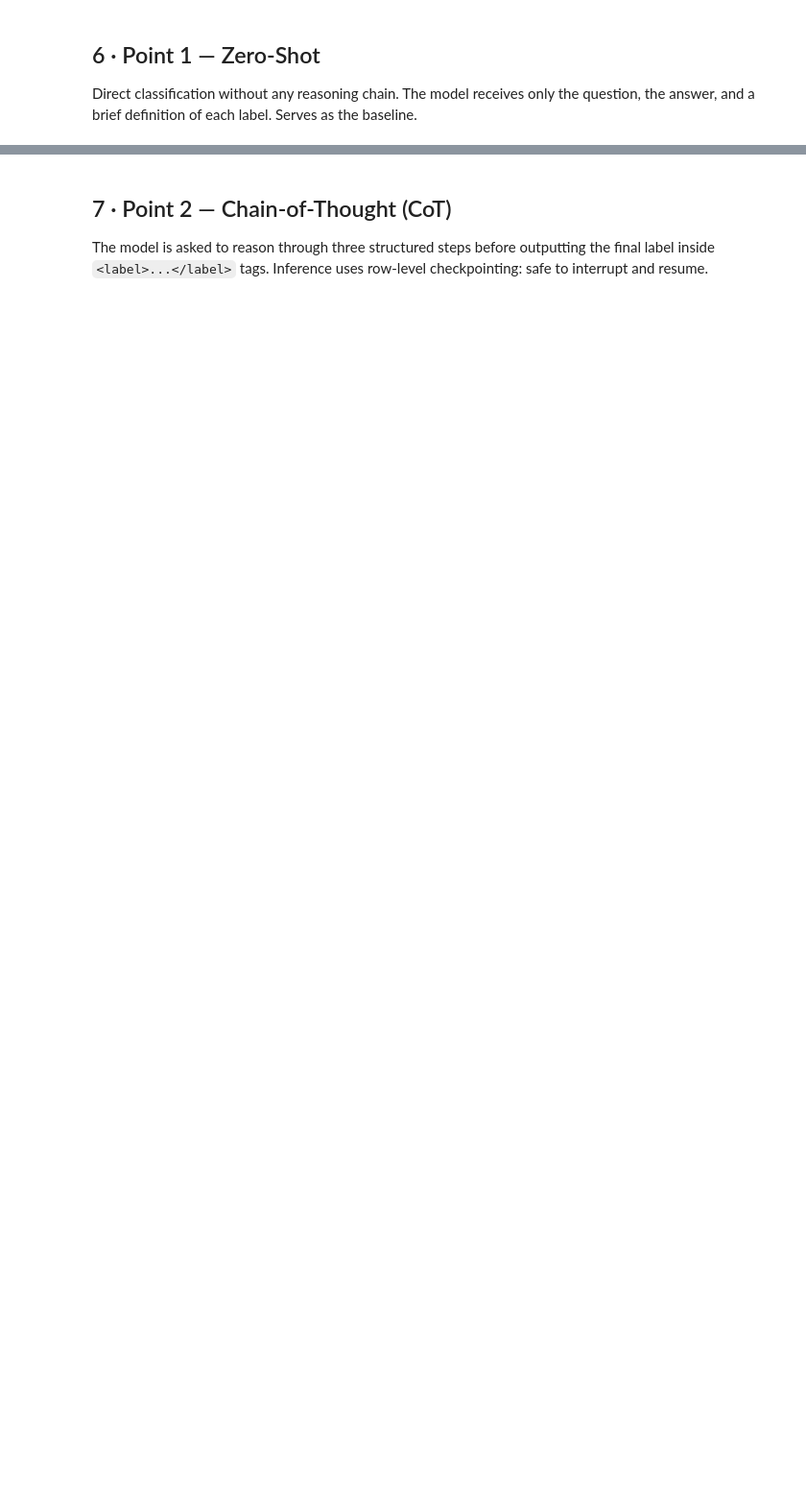
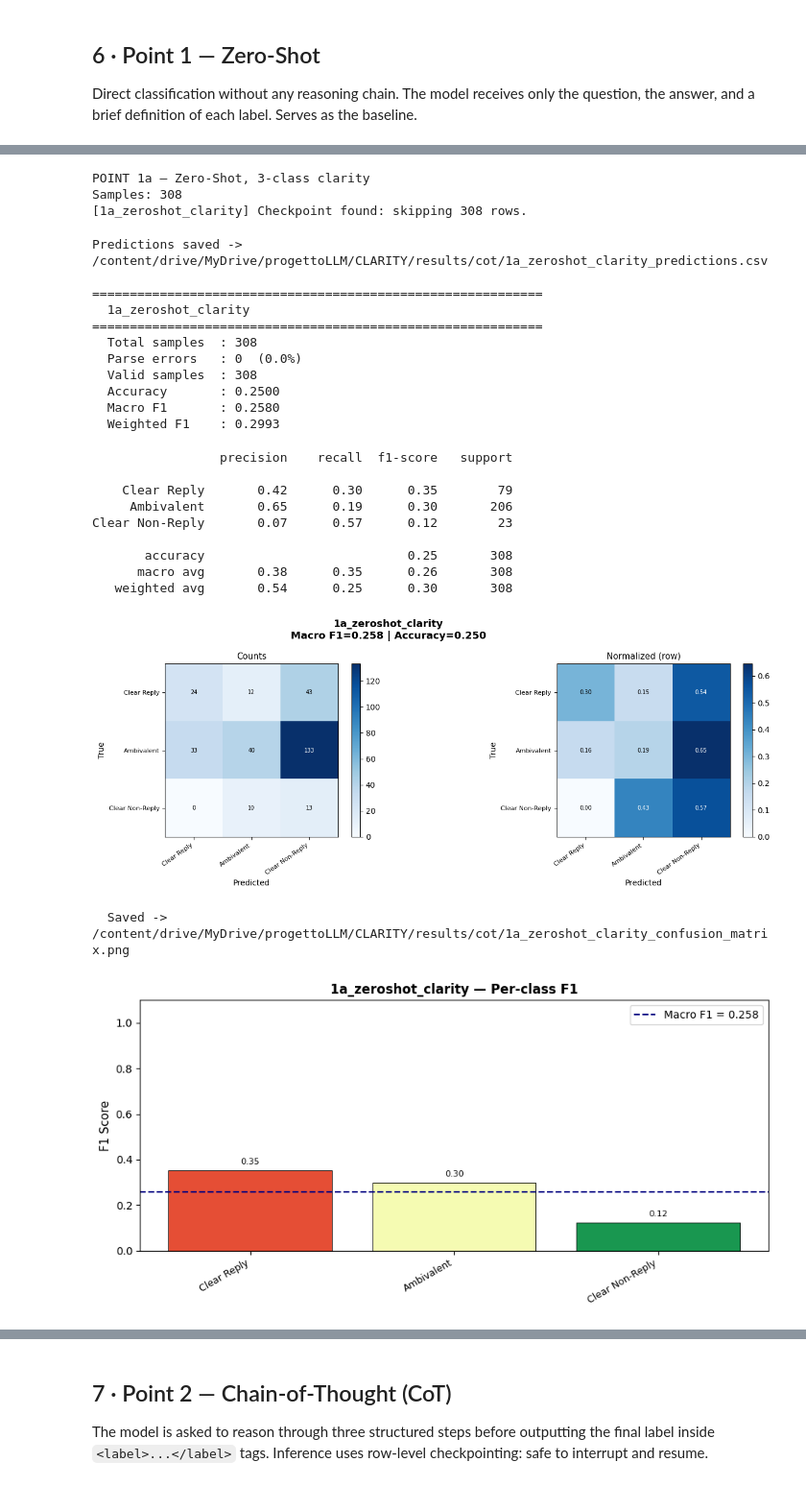
Before and after one commit to itsPinguiz/CLARITY, a Jupyter notebook: notebooks/03_cot_llm.ipynb, the cells around one changed output, grey strips where cells are left out. Shown at 96% size. Saved outputs shown, nothing was run; the diff lists cells and outputs as text; code cells hidden in the pictures; blank space fills up the shorter version.

Commit message:
update tone logic in cot and results

```diff
--- a/notebooks/03_cot_llm.ipynb
+++ b/notebooks/03_cot_llm.ipynb
@@ -612,22 +721,50 @@ print('Zero-shot system prompts defined.')
 # %%
 print('POINT 1a — Zero-Shot, 3-class clarity')
 print(f'Samples: {len(df_test_1a)}')
 
 df_res_1a = run_inference(
     df           = df_test_1a,
     system_prompt= SYSTEM_1A,
     label_col    = 'clarity_label',
     valid_labels = CLARITY_LABELS,
     exp_name     = '1a_zeroshot_clarity',
+    csv_path     = str(SAVE_DIR / '1a_zeroshot_clarity_predictions.csv'),
 )
 
 csv_path = str(SAVE_DIR / '1a_zeroshot_clarity_predictions.csv')
 df_res_1a.to_csv(csv_path, index=False)
 print(f'Predictions saved -> {csv_path}')
 
 metrics_1a = evaluate_and_plot(
     df_results   = df_res_1a,
     valid_labels = CLARITY_LABELS,
     exp_name     = '1a_zeroshot_clarity',
     save_dir     = SAVE_DIR,
 )
+# %% [output]
+POINT 1a — Zero-Shot, 3-class clarity
+Samples: 308
+[1a_zeroshot_clarity] Checkpoint found: skipping 308 rows.
+Predictions saved -> /content/drive/MyDrive/progettoLLM/CLARITY/results/cot/1a_zeroshot_clarity_predictions.csv
+
+============================================================
+  1a_zeroshot_clarity
+============================================================
+  Total samples  : 308
+  Parse errors   : 0  (0.0%)
+  Valid samples  : 308
+  Accuracy       : 0.2500
+  Macro F1       : 0.2580
+  Weighted F1    : 0.2993
+                 precision    recall  f1-score   support
+
+    Clear Reply       0.42      0.30      0.35        79
+     Ambivalent       0.65      0.19      0.30       206
+Clear Non-Reply       0.07      0.57      0.12        23
+
+       accuracy                           0.25       308
+      macro avg       0.38      0.35      0.26       308
+   weighted avg       0.54      0.25      0.30       308
+[figure, added]
+  Saved -> /content/drive/MyDrive/progettoLLM/CLARITY/results/cot/1a_zeroshot_clarity_confusion_matrix.png
+[figure, added]
```
Also changed, not shown: parts of 35 cells of this notebook, 17 other files.
